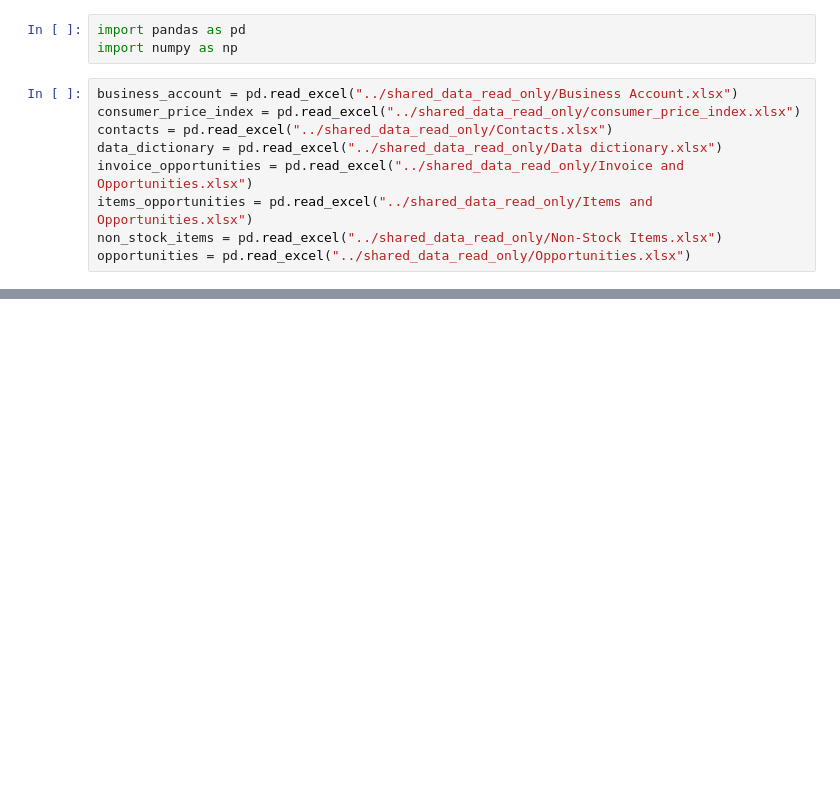
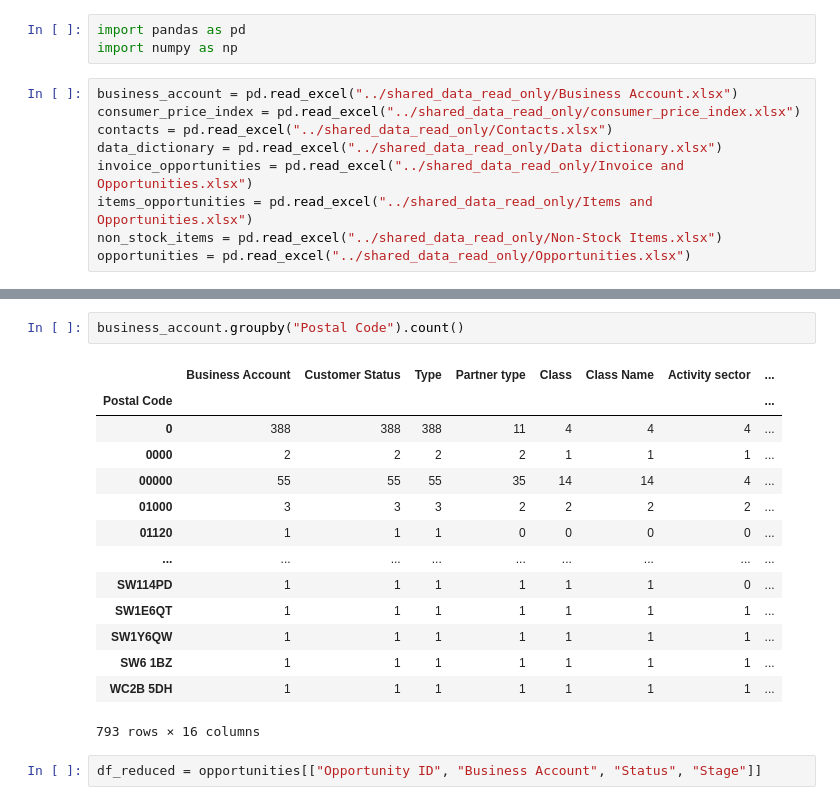
Before and after one commit to dfgparis23/Team-3, a Jupyter notebook: Supervised.ipynb, the cells around one changed output, grey strips where cells are left out. Saved outputs shown, nothing was run; the diff lists cells and outputs as text; blank space fills up the shorter version.

```diff
--- a/Supervised.ipynb
+++ b/Supervised.ipynb
@@ -29,0 +129,19 @@ df
+# %%
+business_account.groupby("Postal Code").count()
+# %% [output]
+|  | Business Account | Customer Status | Type | Partner type | Class | Class Name | Activity sector | ... |
+| Postal Code |  |  |  |  |  |  |  | ... |
+| 0 | 388 | 388 | 388 | 11 | 4 | 4 | 4 | ... |
+| 0000 | 2 | 2 | 2 | 2 | 1 | 1 | 1 | ... |
+| 00000 | 55 | 55 | 55 | 35 | 14 | 14 | 4 | ... |
+| 01000 | 3 | 3 | 3 | 2 | 2 | 2 | 2 | ... |
+| 01120 | 1 | 1 | 1 | 0 | 0 | 0 | 0 | ... |
+| ... | ... | ... | ... | ... | ... | ... | ... | ... |
+| SW114PD | 1 | 1 | 1 | 1 | 1 | 1 | 0 | ... |
+| SW1E6QT | 1 | 1 | 1 | 1 | 1 | 1 | 1 | ... |
+| SW1Y6QW | 1 | 1 | 1 | 1 | 1 | 1 | 1 | ... |
+| SW6 1BZ | 1 | 1 | 1 | 1 | 1 | 1 | 1 | ... |
+| WC2B 5DH | 1 | 1 | 1 | 1 | 1 | 1 | 1 | ... |
+793 rows × 16 columns
+# %%
+df_reduced = opportunities[["Opportunity ID", "Business Account", "Status", "Stage"]]
```
Also changed, not shown: parts of 29 cells of this notebook, 3 other files.
